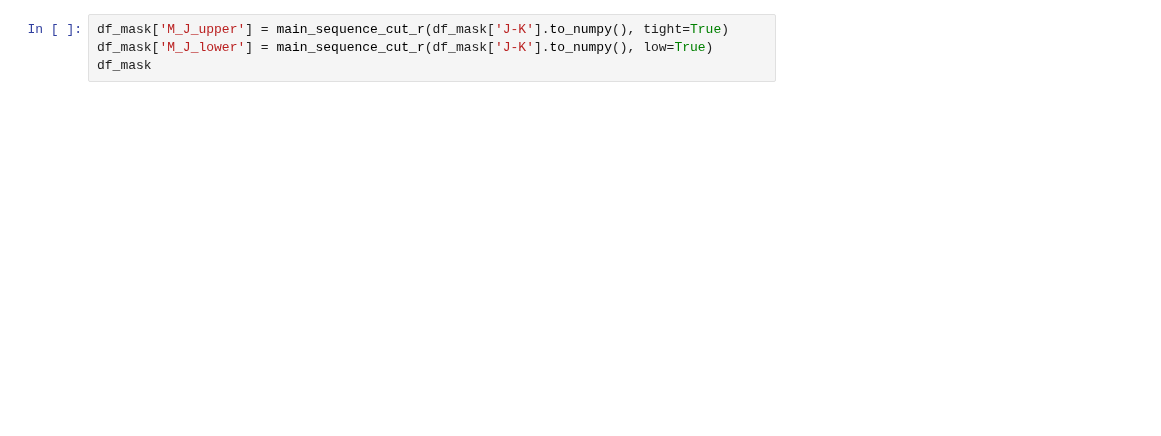
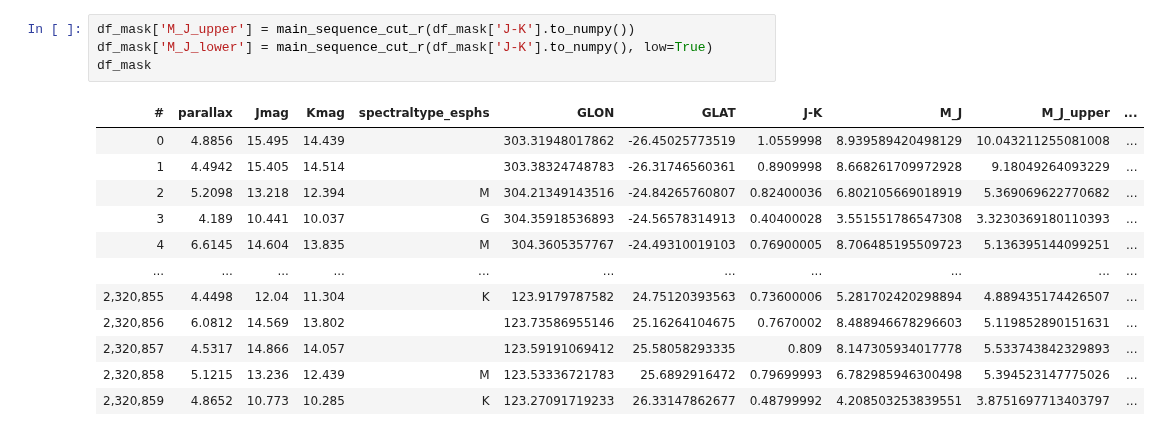
Before and after one commit to Alisyaifudin/Thesis-Project, a Jupyter notebook: 2. Vertical Number Density/2.2. Cutting.ipynb, the cells around one changed output. Saved outputs shown, nothing was run; the diff lists cells and outputs as text; blank space fills up the shorter version.

```diff
--- a/2. Vertical Number Density/2.2. Cutting.ipynb
+++ b/2. Vertical Number Density/2.2. Cutting.ipynb
@@ -219,7 +123,20 @@ df_s
 # %%
-df_mask['M_J_upper'] = main_sequence_cut_r(df_mask['J-K'].to_numpy(), tight=True)
+df_mask['M_J_upper'] = main_sequence_cut_r(df_mask['J-K'].to_numpy())
 df_mask['M_J_lower'] = main_sequence_cut_r(df_mask['J-K'].to_numpy(), low=True)
 df_mask
+# %% [output]
+| # | parallax | Jmag | Kmag | spectraltype_esphs | GLON | GLAT | J-K | M_J | M_J_upper | ... |
+| 0 | 4.8856 | 15.495 | 14.439 |  | 303.31948017862 | -26.45025773519 | 1.0559998 | 8.939589420498129 | 10.043211255081008 | ... |
+| 1 | 4.4942 | 15.405 | 14.514 |  | 303.38324748783 | -26.31746560361 | 0.8909998 | 8.668261709972928 | 9.18049264093229 | ... |
+| 2 | 5.2098 | 13.218 | 12.394 | M | 304.21349143516 | -24.84265760807 | 0.82400036 | 6.802105669018919 | 5.369069622770682 | ... |
+| 3 | 4.189 | 10.441 | 10.037 | G | 304.35918536893 | -24.56578314913 | 0.40400028 | 3.551551786547308 | 3.3230369180110393 | ... |
+| 4 | 6.6145 | 14.604 | 13.835 | M | 304.3605357767 | -24.49310019103 | 0.76900005 | 8.706485195509723 | 5.136395144099251 | ... |
+| ... | ... | ... | ... | ... | ... | ... | ... | ... | ... | ... |
+| 2,320,855 | 4.4498 | 12.04 | 11.304 | K | 123.9179787582 | 24.75120393563 | 0.73600006 | 5.281702420298894 | 4.889435174426507 | ... |
+| 2,320,856 | 6.0812 | 14.569 | 13.802 |  | 123.73586955146 | 25.16264104675 | 0.7670002 | 8.488946678296603 | 5.119852890151631 | ... |
+| 2,320,857 | 4.5317 | 14.866 | 14.057 |  | 123.59191069412 | 25.58058293335 | 0.809 | 8.147305934017778 | 5.533743842329893 | ... |
+| 2,320,858 | 5.1215 | 13.236 | 12.439 | M | 123.53336721783 | 25.6892916472 | 0.79699993 | 6.782985946300498 | 5.394523147775026 | ... |
+| 2,320,859 | 4.8652 | 10.773 | 10.285 | K | 123.27091719233 | 26.33147862677 | 0.48799992 | 4.208503253839551 | 3.8751697713403797 | ... |
 # %%
 # Filter A star
 JK_lower = (df_s[df_s['SpT'] == 'B9V']['J-K'].to_numpy()[0]+df_s[df_s['SpT'] == 'A0V']['J-K'].to_numpy()[0])/2
```
Also changed, not shown: parts of 39 cells of this notebook, 8 other files.
